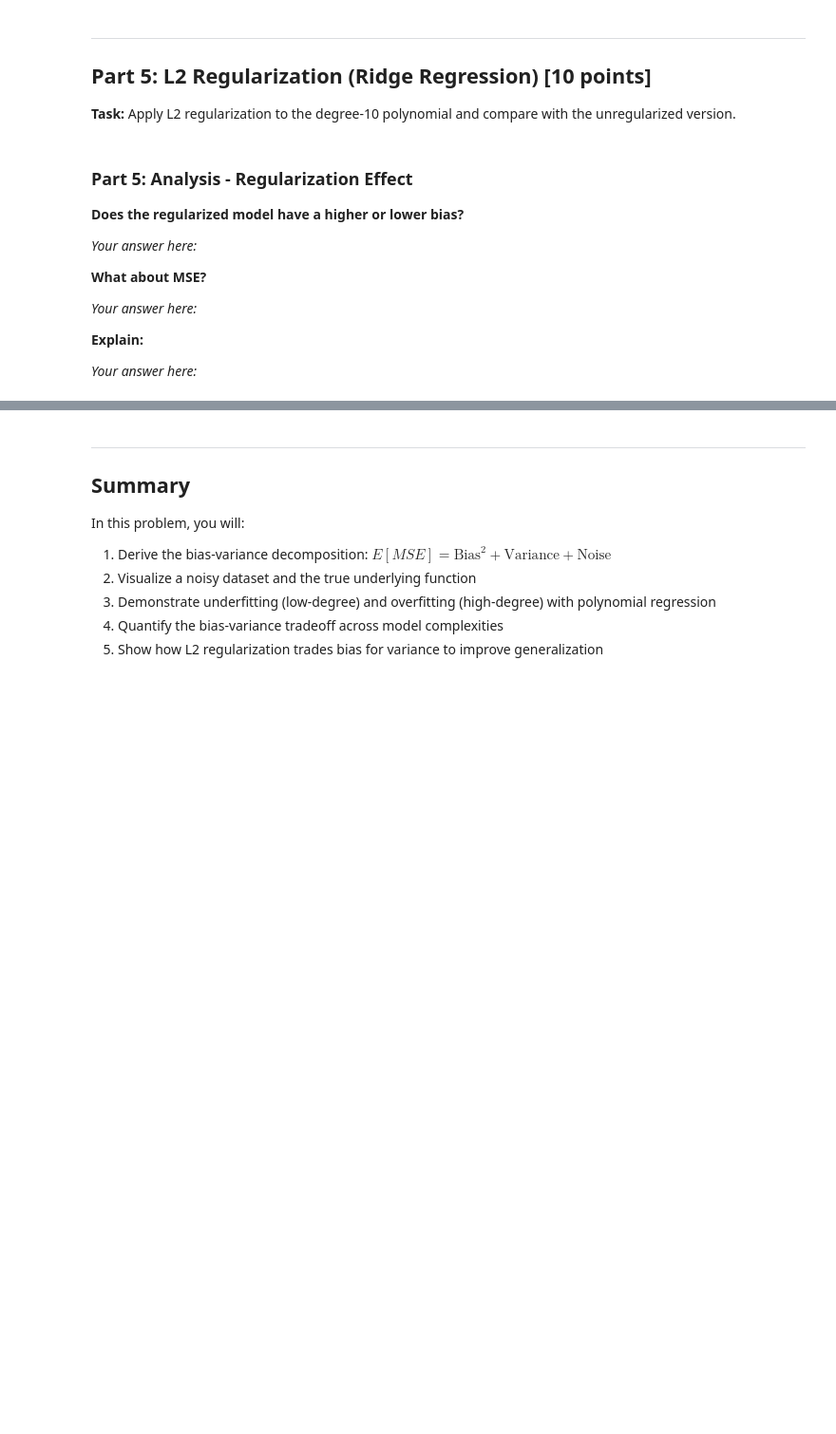
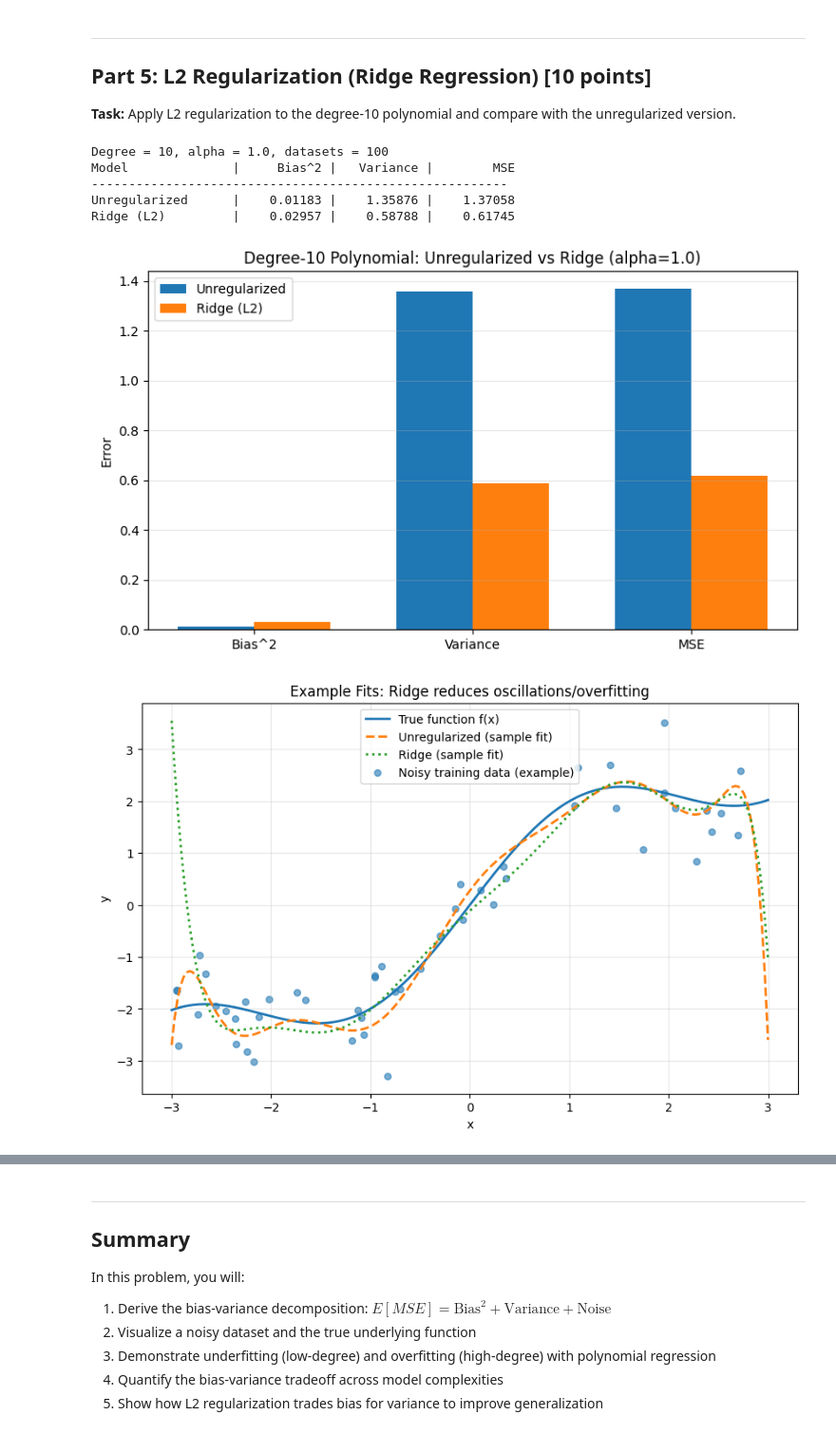
Before and after one commit to tanishpatel0106/Generative-AI-using-LLMs, a Jupyter notebook: Assignment 1/problem1_bias_variance_regularization.ipynb, the cells around one changed output, grey strips where cells are left out. Shown at 95% size. Drawn from its saved outputs; the diff is of its cells as text; code cells hidden in the pictures; blank space fills up the shorter version.

```diff
--- a/Assignment 1/problem1_bias_variance_regularization.ipynb
+++ b/Assignment 1/problem1_bias_variance_regularization.ipynb
@@ -140,14 +314,0 @@ alpha = 1.0  # Regularization strength (lambda)
-# %% [markdown]
-### Part 5: Analysis - Regularization Effect
-
-**Does the regularized model have a higher or lower bias?**
-
-*Your answer here:*
-
-**What about MSE?**
-
-*Your answer here:*
-
-**Explain:**
-
-*Your answer here:*
@@ -153,0 +359,64 @@ alpha = 1.0  # Regularization strength (lambda)
+# %%
+# TODO: Compute Bias², Variance, and MSE for both models
+def bias_var_mse(preds, y_true):
+    mean_pred = np.mean(preds, axis=0)
+    bias2 = np.mean((mean_pred - y_true) ** 2)
+    var = np.mean(np.var(preds, axis=0, ddof=0))
+    mse = np.mean((preds - y_true) ** 2)  # E[(f_hat - f)^2]
+    return bias2, var, mse
+
+bias2_u, var_u, mse_u = bias_var_mse(preds_unreg, y_test_true)
+bias2_r, var_r, mse_r = bias_var_mse(preds_ridge, y_test_true)
+
+# TODO: Display comparison table
+print(f"Degree = {degree}, alpha = {alpha}, datasets = {n_datasets}")
+print(f"{'Model':<18} | {'Bias^2':>10} | {'Variance':>10} | {'MSE':>10}")
+print("-" * 56)
+print(f"{'Unregularized':<18} | {bias2_u:10.5f} | {var_u:10.5f} | {mse_u:10.5f}")
+print(f"{'Ridge (L2)':<18} | {bias2_r:10.5f} | {var_r:10.5f} | {mse_r:10.5f}")
+# %% [output]
+Degree = 10, alpha = 1.0, datasets = 100
+Model              |     Bias^2 |   Variance |        MSE
+--------------------------------------------------------
+Unregularized      |    0.01183 |    1.35876 |    1.37058
+Ridge (L2)         |    0.02957 |    0.58788 |    0.61745
+# %%
+# TODO: Create visualization comparing regularized vs unregularized
+# Show: bar plot comparing metrics and sample predictions
+labels = ["Bias^2", "Variance", "MSE"]
+unreg_vals = [bias2_u, var_u, mse_u]
+ridge_vals = [bias2_r, var_r, mse_r]
+
+x = np.arange(len(labels))
+width = 0.35
+
+plt.figure(figsize=(9, 5))
+plt.bar(x - width/2, unreg_vals, width, label="Unregularized")
+plt.bar(x + width/2, ridge_vals, width, label="Ridge (L2)")
+plt.xticks(x, labels)
+plt.ylabel("Error")
+plt.title(f"Degree-{degree} Polynomial: Unregularized vs Ridge (alpha={alpha})")
+plt.grid(True, axis="y", alpha=0.3)
+plt.legend()
+plt.show()
+
+sample_idx = 0
+plt.figure(figsize=(10, 6))
+plt.plot(X_test, y_test_true, linewidth=2, label="True function f(x)")
+plt.plot(X_test, preds_unreg[sample_idx], linestyle="--", linewidth=2, label="Unregularized (sample fit)")
+plt.plot(X_test, preds_ridge[sample_idx], linestyle=":", linewidth=2, label="Ridge (sample fit)")
+
+# also show that sample dataset's training points
+X_train_s = rng.uniform(x_range[0], x_range[1], n_samples)
+y_train_s = f(X_train_s) + rng.normal(0.0, np.sqrt(noise_var), size=X_train_s.shape)
+plt.scatter(X_train_s, y_train_s, s=30, alpha=0.6, label="Noisy training data (example)")
+
+plt.xlabel("x")
+plt.ylabel("y")
+plt.title("Example Fits: Ridge reduces oscillations/overfitting")
+plt.grid(True, alpha=0.3)
+plt.legend()
+plt.show()
+# %% [output]
+[figure, added]
+[figure, added]
```
Also changed, not shown: parts of 18 cells of this notebook.
